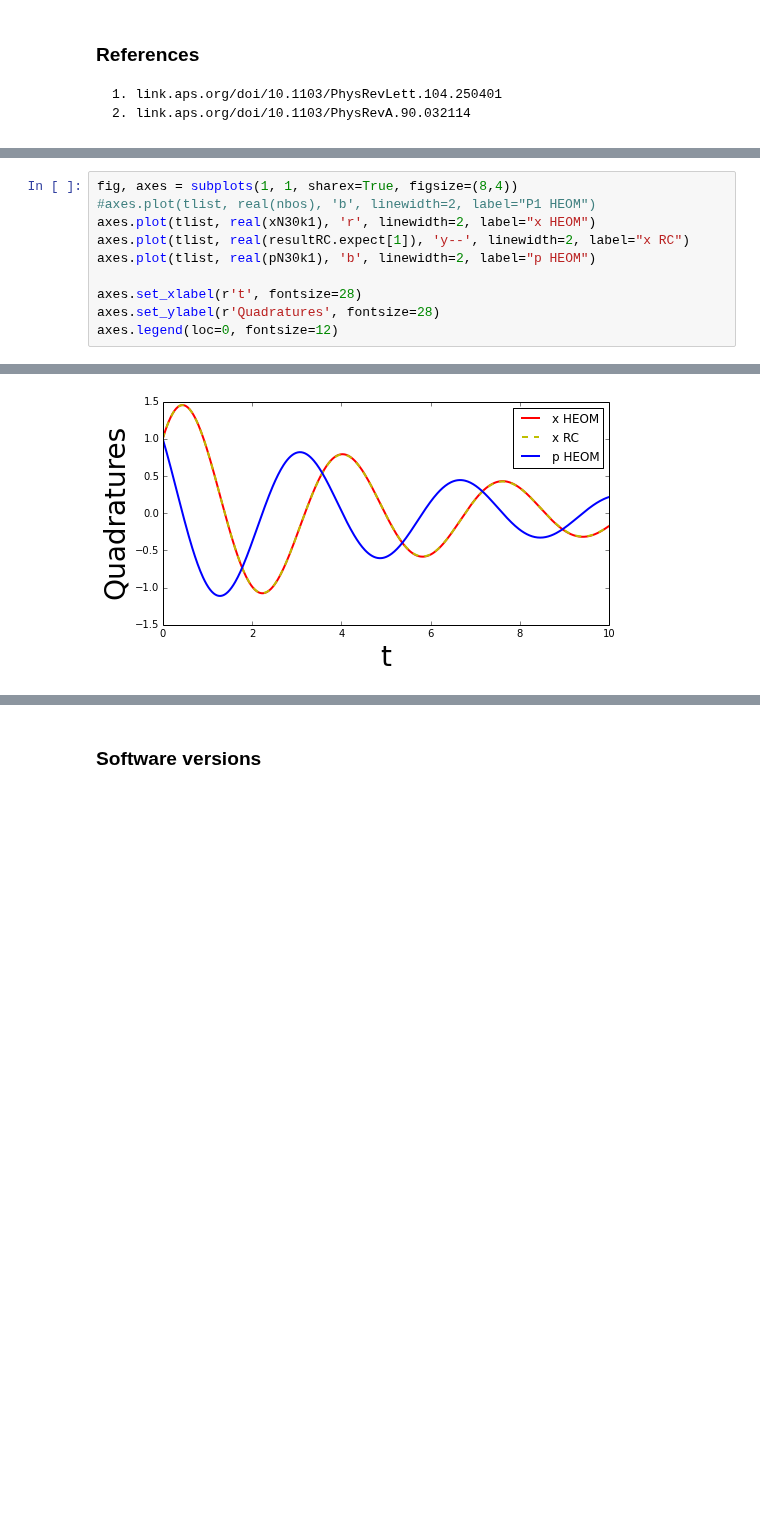
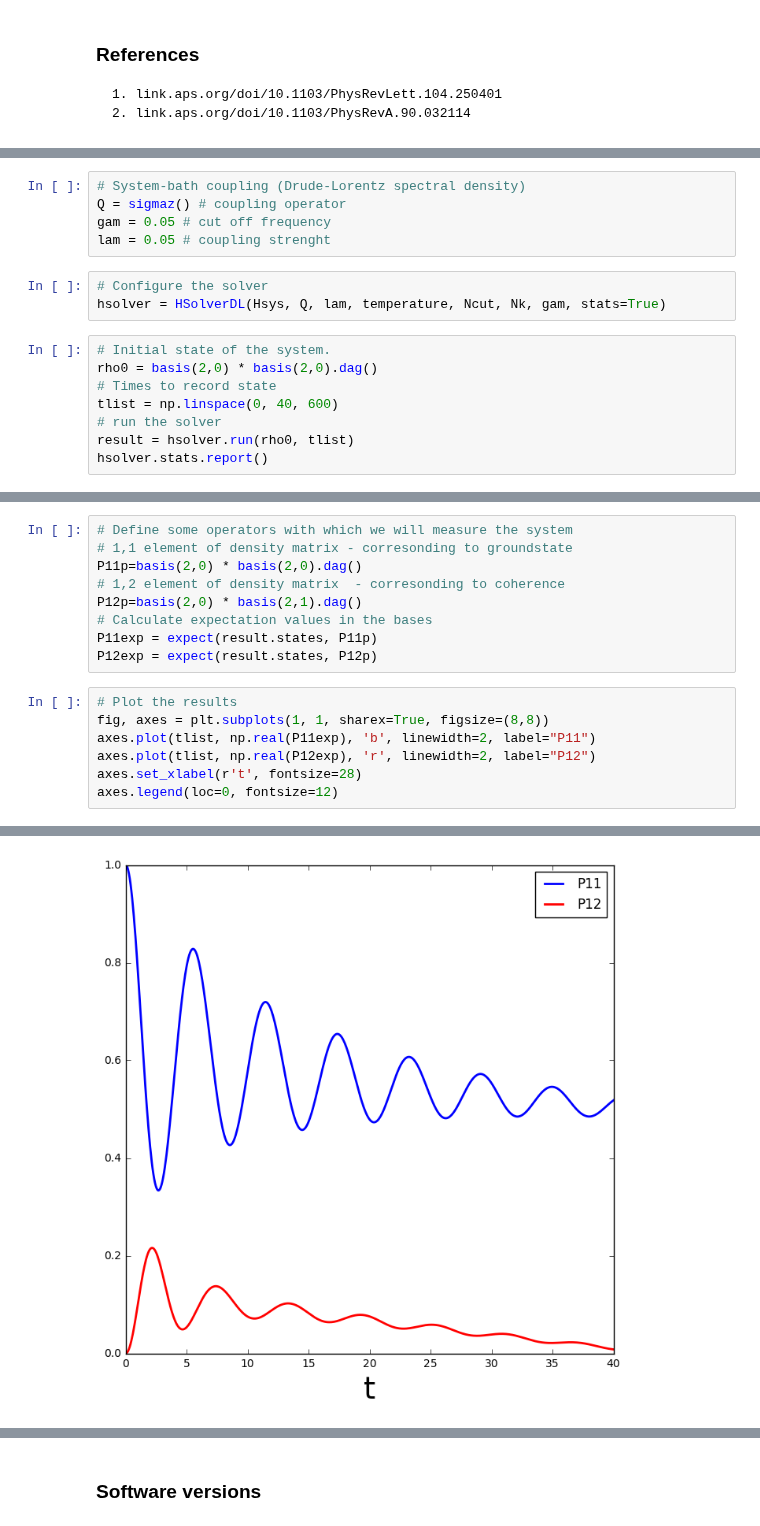
Before and after one commit to qutip/qutip-notebooks, a Jupyter notebook: examples/example-HEOM-TLS.ipynb, the cells around one changed output, grey strips where cells are left out. Saved outputs shown, nothing was run; the diff lists cells and outputs as text; blank space fills up the shorter version.

Commit message:
New example notebook for the HEOM solver

```diff
--- a/examples/example-HEOM-TLS.ipynb
+++ b/examples/example-HEOM-TLS.ipynb
@@ -85,0 +79,16 @@ xN30k1=expect(resultHEOM.states,(1/sqrt(2.))*(a.dag()+a))
+# %%
+# System-bath coupling (Drude-Lorentz spectral density)
+Q = sigmaz() # coupling operator
+gam = 0.05 # cut off frequency
+lam = 0.05 # coupling strenght
+# %%
+# Configure the solver
+hsolver = HSolverDL(Hsys, Q, lam, temperature, Ncut, Nk, gam, stats=True)
+# %%
+# Initial state of the system.
+rho0 = basis(2,0) * basis(2,0).dag()
+# Times to record state
+tlist = np.linspace(0, 40, 600)
+# run the solver
+result = hsolver.run(rho0, tlist)
+hsolver.stats.report()
@@ -86,13 +113,19 @@ xN30k1=expect(resultHEOM.states,(1/sqrt(2.))*(a.dag()+a))
+# %%
+# Define some operators with which we will measure the system
+# 1,1 element of density matrix - corresonding to groundstate
+P11p=basis(2,0) * basis(2,0).dag()
+# 1,2 element of density matrix  - corresonding to coherence
+P12p=basis(2,0) * basis(2,1).dag()
+# Calculate expectation values in the bases
+P11exp = expect(result.states, P11p)
+P12exp = expect(result.states, P12p)
 # %%
-fig, axes = subplots(1, 1, sharex=True, figsize=(8,4))
-#axes.plot(tlist, real(nbos), 'b', linewidth=2, label="P1 HEOM")
-axes.plot(tlist, real(xN30k1), 'r', linewidth=2, label="x HEOM")
-axes.plot(tlist, real(resultRC.expect[1]), 'y--', linewidth=2, label="x RC")
-axes.plot(tlist, real(pN30k1), 'b', linewidth=2, label="p HEOM")
-
+# Plot the results
+fig, axes = plt.subplots(1, 1, sharex=True, figsize=(8,8))
+axes.plot(tlist, np.real(P11exp), 'b', linewidth=2, label="P11")
+axes.plot(tlist, np.real(P12exp), 'r', linewidth=2, label="P12")
 axes.set_xlabel(r't', fontsize=28)
-axes.set_ylabel(r'Quadratures', fontsize=28)
 axes.legend(loc=0, fontsize=12)
 # %% [output]
 <matplotlib.legend.Legend at 0x...>
-[figure, old version]
+[figure, new version]
```
Also changed, not shown: parts of 37 cells of this notebook.
